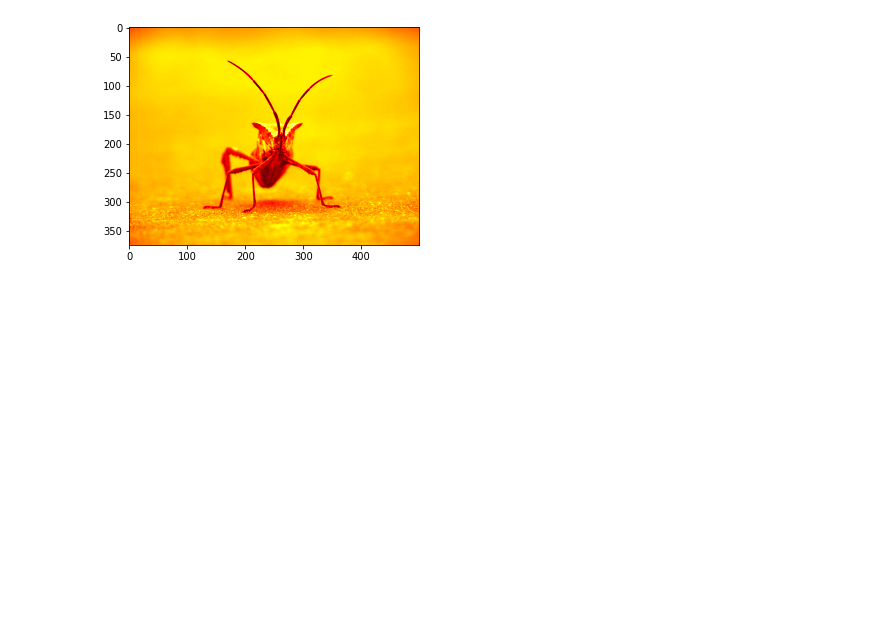
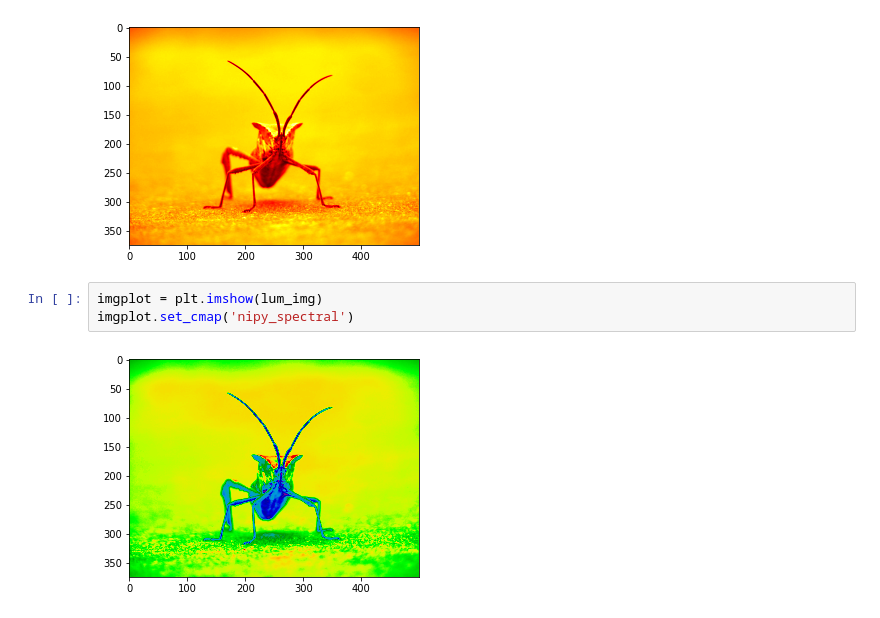
Before and after one commit to Sravan-Apps/python_notebooks, a Jupyter notebook: matplotlib_scratch.ipynb, the cells around one changed output. Cells and saved outputs as stored; diff of their text form; blank space fills up the shorter version.

```diff
--- a/matplotlib_scratch.ipynb
+++ b/matplotlib_scratch.ipynb
@@ -505,3 +505,8 @@ plt.imshow(lum_img, cmap="hot")
 # %% [output]
 <matplotlib.image.AxesImage at 0x...>
 [figure]
+# %%
+imgplot = plt.imshow(lum_img)
+imgplot.set_cmap('nipy_spectral')
+# %% [output]
+[figure, added]
```
Also changed, not shown: parts of 13 cells of this notebook.
